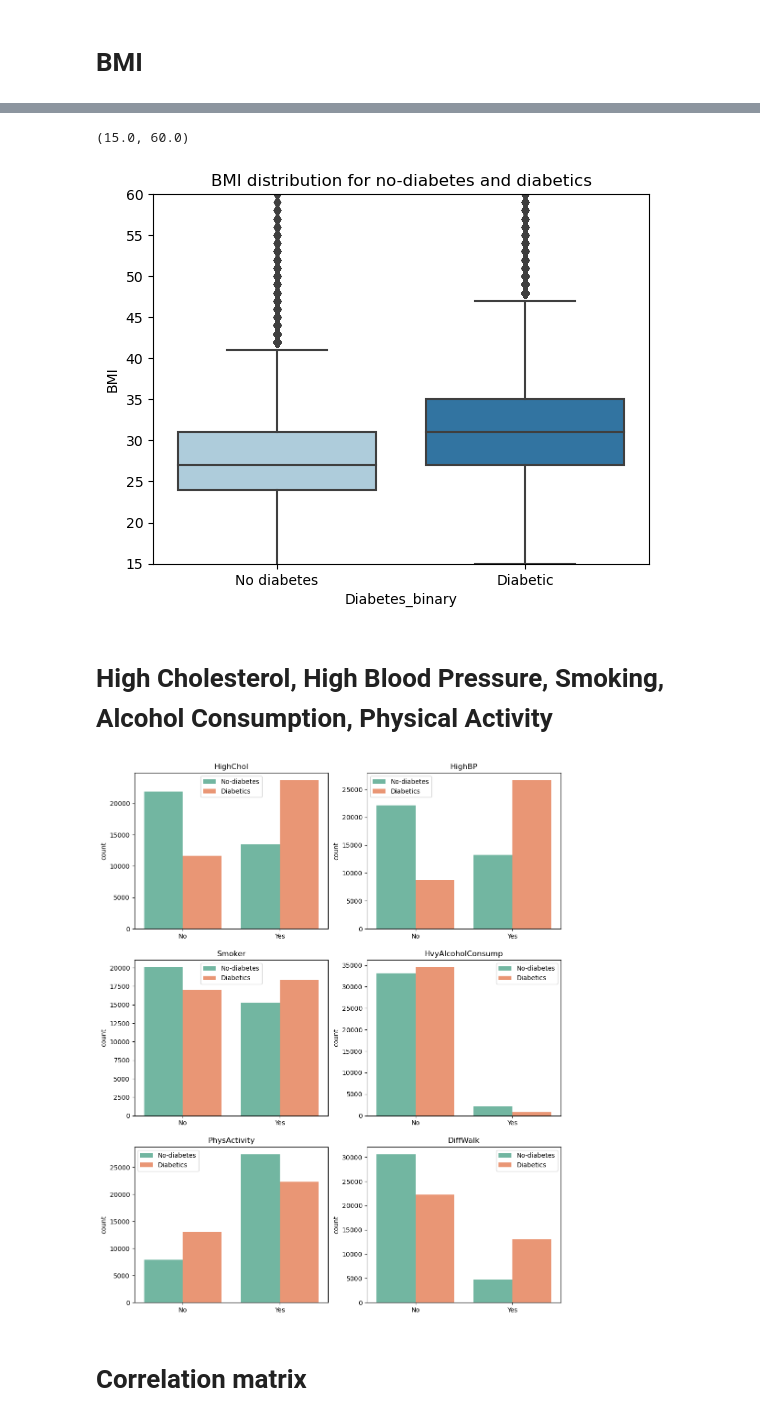
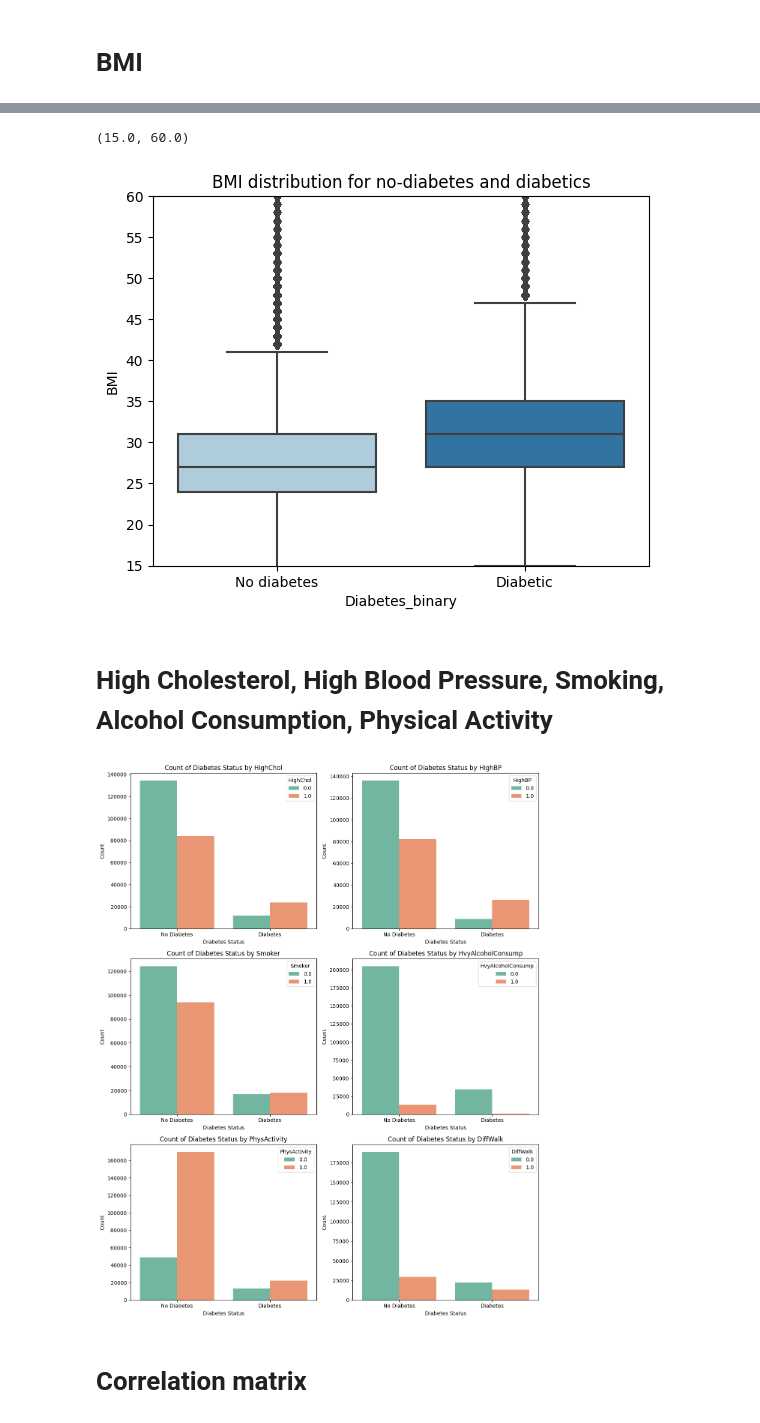
Before and after one commit to anastasiyaigonina/Portfolio_Projects, a Jupyter notebook: diabetes_hypothesis_predictions/diabetes-eda-hypothesis-testing-predictions.ipynb, the cells around one changed output, grey strips where cells are left out. Drawn from its saved outputs; the diff is of its cells as text; code cells hidden in the pictures.

```diff
--- a/diabetes_hypothesis_predictions/diabetes-eda-hypothesis-testing-predictions.ipynb
+++ b/diabetes_hypothesis_predictions/diabetes-eda-hypothesis-testing-predictions.ipynb
@@ -27,6 +33,6 @@ for dirname, _, filenames in os.walk('/kaggle/input'):
 # %%
 # Load the dataset
-df = pd.read_csv('diabetes_binary_5050split_health_indicators_BRFSS2015.csv')
+df = pd.read_csv("diabetes_binary_health_indicators_BRFSS2015.csv")
 df.head()
 # %% [output]
 |  | Diabetes_binary | HighBP | HighChol | CholCheck | BMI | Smoker | Stroke | HeartDiseaseorAttack | ... |
@@ -118,29 +124,29 @@ ax.set_xticklabels(['No diabetes', 'Diabetic'])
 plt.ylim(15, 60)
 # %% [output]
 (15.0, 60.0)
-[figure, old version]
+[figure, new version]
 # %% [markdown]
 # High Cholesterol, High Blood Pressure, Smoking, Alcohol Consumption, Physical Activity
 # %%
 # There are some binary columns that we can visualy compare data between no-diabetes and diabetics.
 # Lets iterate from those columns and build plots in one go.
+col_names = ['HighChol', 'HighBP', 'Smoker', 'HvyAlcoholConsump', 'PhysActivity', 'DiffWalk']
+a = 3  # number of rows
+b = 2  # number of columns
+c = 1  # plot counter
 
-col_names = ['HighChol', 'HighBP', 'Smoker', 'HvyAlcoholConsump', 'PhysActivity', 'DiffWalk']
-a = 3 #number of rows
-b = 2 #number of columns
-c = 1 #plot counter
-
-fig = plt.figure(figsize=(12,15))
-for i in col_names:
+fig = plt.figure(figsize=(12, 15))
+for col in col_names:
     plt.subplot(a, b, c)
-    ax = sns.countplot(data=df, x=i, hue='Diabetes_binary', palette='Set2')
-    ax.set(title = '{}'.format(i))
-    ax.set(xlabel=None)
-    ax.set_xticklabels(['No', 'Yes'])
-    ax.legend(['No-diabetes', 'Diabetics'])
-    c = c + 1
+    ax = sns.countplot(data=df, x='Diabetes_binary', hue=col, palette='Set2')
+    ax.set(title=f'Count of Diabetes Status by {col}', xlabel='Diabetes Status', ylabel='Count')
+    ax.set_xticklabels(['No Diabetes', 'Diabetes'])
+    ax.legend(title=col)
+    c += 1
+plt.tight_layout()
+plt.show()
 # %% [output]
-[figure, old version]
+[figure, new version]
 # %% [markdown]
 # Correlation matrix
 # %%
```
Also changed, not shown: parts of 44 cells of this notebook.
